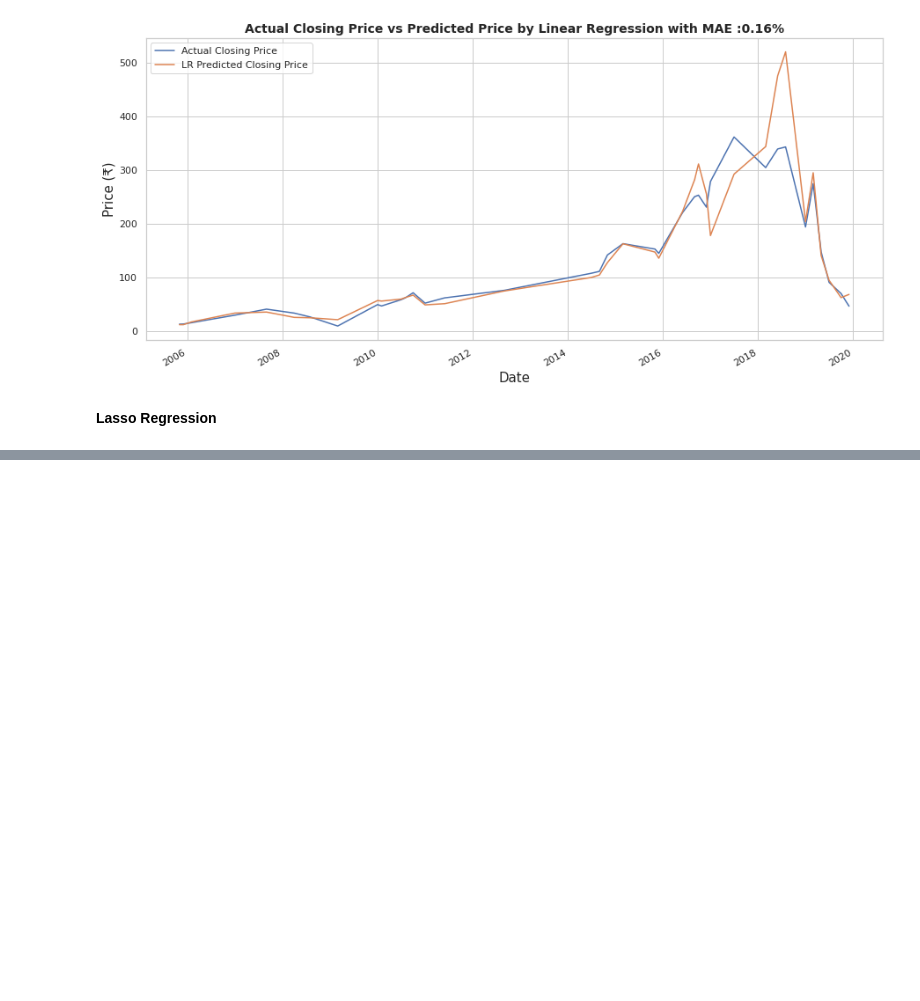
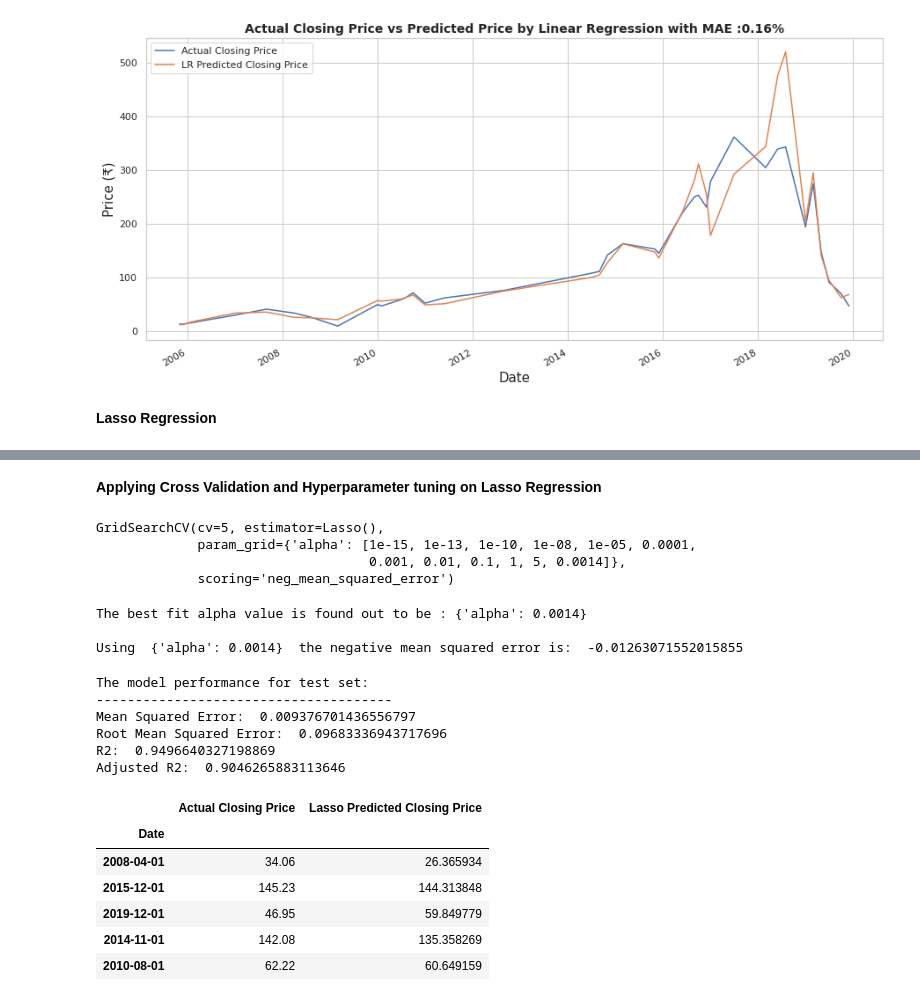
Before and after one commit to BiswajitPaul7/Yes-Bank-Data-Analysis, a Jupyter notebook: Biswajit_Paul.ipynb, the cells around one changed output, grey strips where cells are left out. Drawn from its saved outputs; the diff is of its cells as text; code cells hidden in the pictures; blank space fills up the shorter version.

```diff
--- a/Biswajit_Paul.ipynb
+++ b/Biswajit_Paul.ipynb
@@ -451,3 +451,5 @@ plt.show()
 [figure]
 # %% [markdown]
 **Lasso Regression**
+# %%
+lasso_reg= Lasso(alpha=0.001)
@@ -453,0 +476,19 @@ plt.show()
+# %% [markdown]
+**Applying Cross Validation and Hyperparameter tuning on Lasso Regression**
+# %%
+lasso = Lasso()
+parameters = {'alpha': [1e-15,1e-13,1e-10,1e-8,1e-5,1e-4,1e-3,1e-2,1e-1,1,5,0.0014 ]}
+lasso_regressor = GridSearchCV(lasso, parameters, scoring='neg_mean_squared_error', cv=5)
+lasso_regressor.fit(X_train, y_train)
+# %% [output]
+GridSearchCV(cv=5, estimator=Lasso(),
+             param_grid={'alpha': [1e-15, 1e-13, 1e-10, 1e-08, 1e-05, 0.0001,
+                                   0.001, 0.01, 0.1, 1, 5, 0.0014]},
+             scoring='neg_mean_squared_error')
+# %%
+print( "The best fit alpha value is found out to be :" ,lasso_regressor.best_params_)
+print("\nUsing ",lasso_regressor.best_params_, " the negative mean squared error is: ", lasso_regressor.best_score_)
+# %% [output]
+The best fit alpha value is found out to be : {'alpha': 0.0014}
+
+Using  {'alpha': 0.0014}  the negative mean squared error is:  -0.01263071552015855
@@ -453,0 +497,23 @@ plt.show()
+# %%
+#Getting evaluation metrics for Lasso CV
+evaluation_metrics(y_pred_lasso)
+# %% [output]
+The model performance for test set:
+--------------------------------------
+Mean Squared Error:  0.009376701436556797
+Root Mean Squared Error:  0.09683336943717696
+R2:  0.9496640327198869
+Adjusted R2:  0.9046265883113646
+# %%
+# Data frame for Actual closing price and Lasso Predicted Closing Price
+test_df['Lasso Predicted Closing Price']= 10**y_pred_lasso
+lasso_df= test_df.loc[:, ['Actual Closing Price', 'Lasso Predicted Closing Price']]
+lasso_df.head()
+# %% [output]
+|  | Actual Closing Price | Lasso Predicted Closing Price |
+| Date |  |  |
+| 2008-04-01 | 34.06 | 26.365934 |
+| 2015-12-01 | 145.23 | 144.313848 |
+| 2019-12-01 | 46.95 | 59.849779 |
+| 2014-11-01 | 142.08 | 135.358269 |
+| 2010-08-01 | 62.22 | 60.649159 |
```
Also changed, not shown: parts of 7 cells of this notebook.
